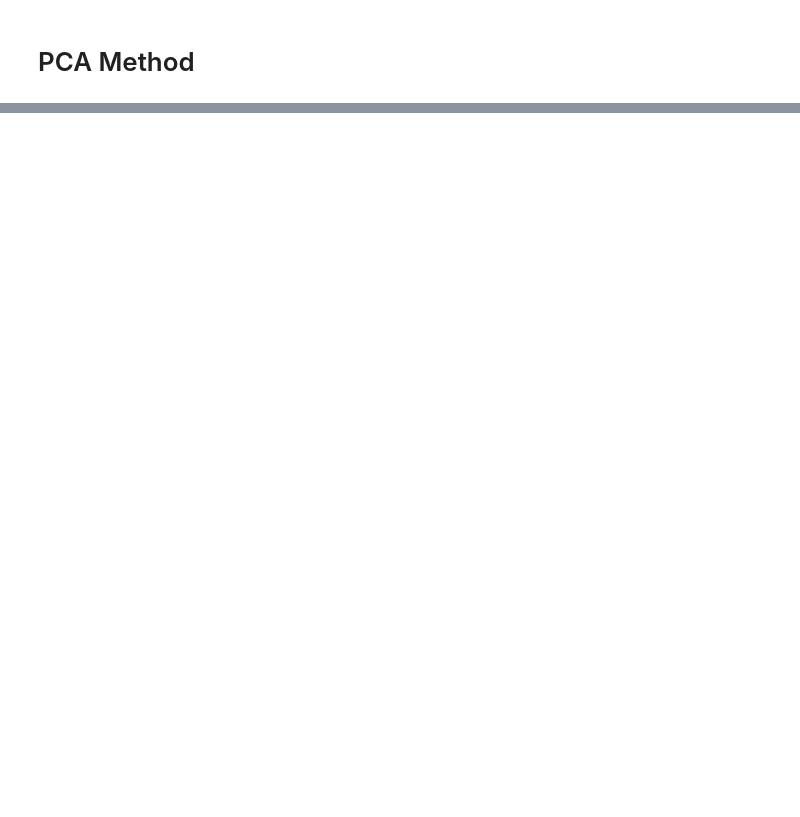
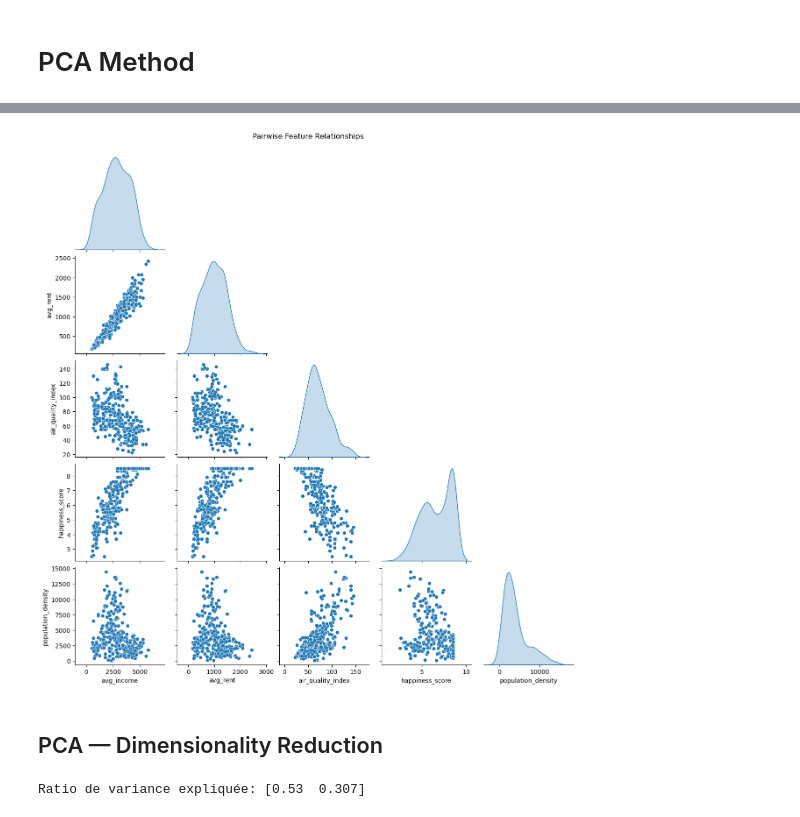
Before and after one commit to pgassai/projet_final, a Jupyter notebook: notebooks/pca.ipynb, the cells around one changed output, grey strips where cells are left out. Cells and saved outputs as stored; diff of their text form; code cells hidden in the pictures; blank space fills up the shorter version.

Commit message:
PCA clustering

```diff
--- a/notebooks/pca.ipynb
+++ b/notebooks/pca.ipynb
@@ -89,0 +104,28 @@ cluster
+# %%
+subset = ['avg_income', 'avg_rent', 'air_quality_index', 'happiness_score', 'population_density']
+subset = [col for col in subset if col in df.columns]
+if subset:
+    sns.pairplot(df[subset], diag_kind='kde', corner=True)
+    plt.suptitle("Pairwise Feature Relationships", y=1.02)
+    plt.show()
+# %% [output]
+[figure, added]
+# %% [markdown]
+## PCA — Dimensionality Reduction
+# %%
+# Prepare data for clustering
+X = df.drop(['city_name', 'country'], axis=1)
+scaler = StandardScaler()
+X_scaled = scaler.fit_transform(X)
+
+
+# PCA visualization
+pca = PCA(n_components=2)
+X_pca = pca.fit_transform(X_scaled)
+
+df['PC1'] = X_pca[:,0]
+df['PC2'] = X_pca[:,1]
+
+print("Ratio de variance expliquée:", np.round(pca.explained_variance_ratio_, 3))
+# %% [output]
+Ratio de variance expliquée: [0.53  0.307]
```
Also changed, not shown: parts of 7 cells of this notebook.
